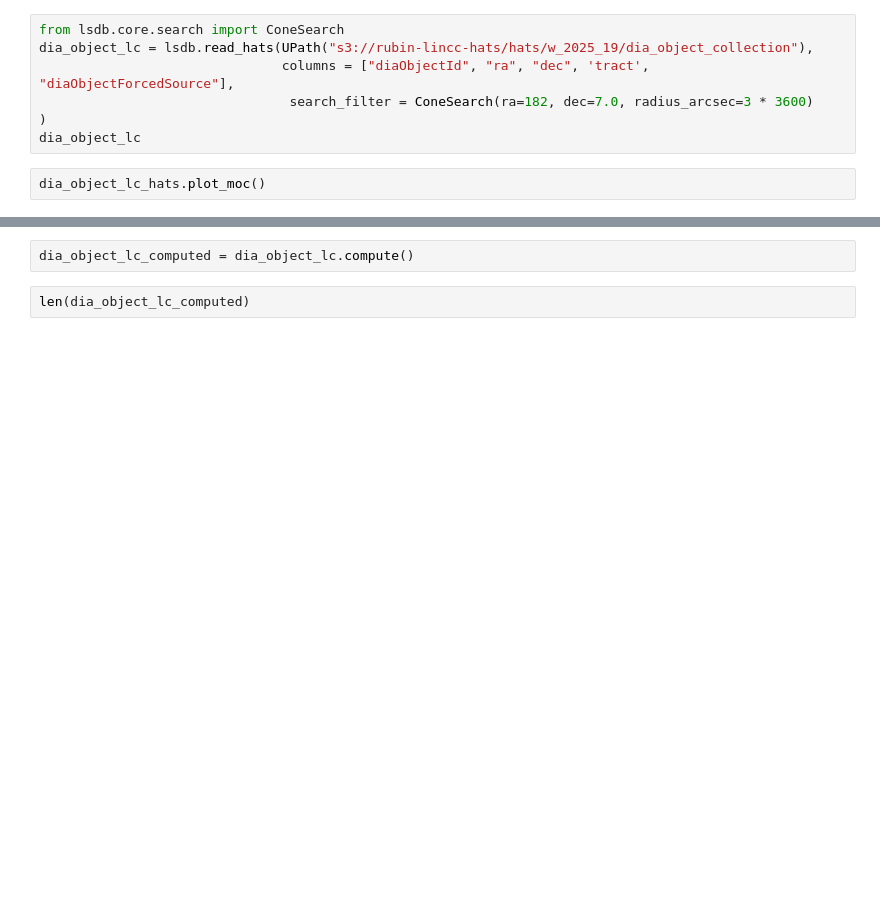
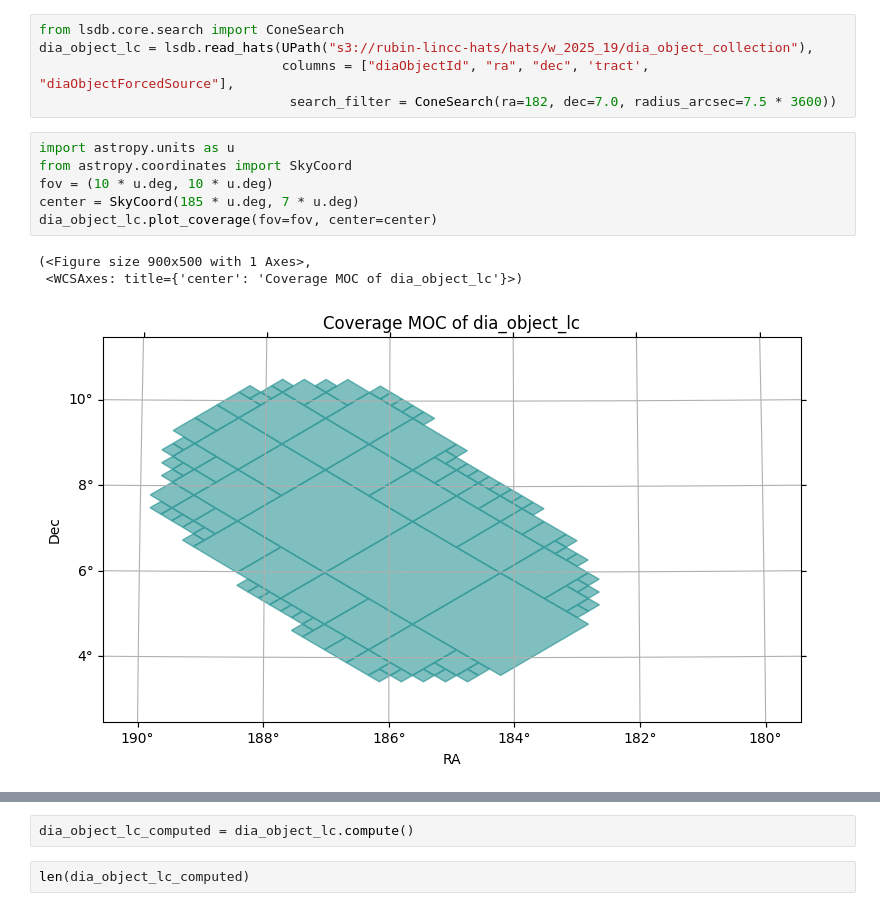
Before and after one commit to lsst-sitcom/linccf, a Jupyter notebook: internal/stability/HATS_Testing_Stability_LSSTCam.ipynb, the cells around one changed output, grey strips where cells are left out. Drawn from its saved outputs; the diff is of its cells as text; blank space fills up the shorter version.

```diff
--- a/internal/stability/HATS_Testing_Stability_LSSTCam.ipynb
+++ b/internal/stability/HATS_Testing_Stability_LSSTCam.ipynb
@@ -85,8 +153,14 @@ dia_object_lc
 from lsdb.core.search import ConeSearch
 dia_object_lc = lsdb.read_hats(UPath("s3://rubin-lincc-hats/hats/w_2025_19/dia_object_collection"),
                                columns = ["diaObjectId", "ra", "dec", 'tract', "diaObjectForcedSource"],
-                                search_filter = ConeSearch(ra=182, dec=7.0, radius_arcsec=3 * 3600)
-)
-dia_object_lc
+                                search_filter = ConeSearch(ra=182, dec=7.0, radius_arcsec=7.5 * 3600))
 # %%
-dia_object_lc_hats.plot_moc()
+import astropy.units as u
+from astropy.coordinates import SkyCoord
+fov = (10 * u.deg, 10 * u.deg)
+center = SkyCoord(185 * u.deg, 7 * u.deg)
+dia_object_lc.plot_coverage(fov=fov, center=center)
+# %% [output]
+(<Figure size 900x500 with 1 Axes>,
+ <WCSAxes: title={'center': 'Coverage MOC of dia_object_lc'}>)
+[figure, added]
```
Also changed, not shown: parts of 25 cells of this notebook.
